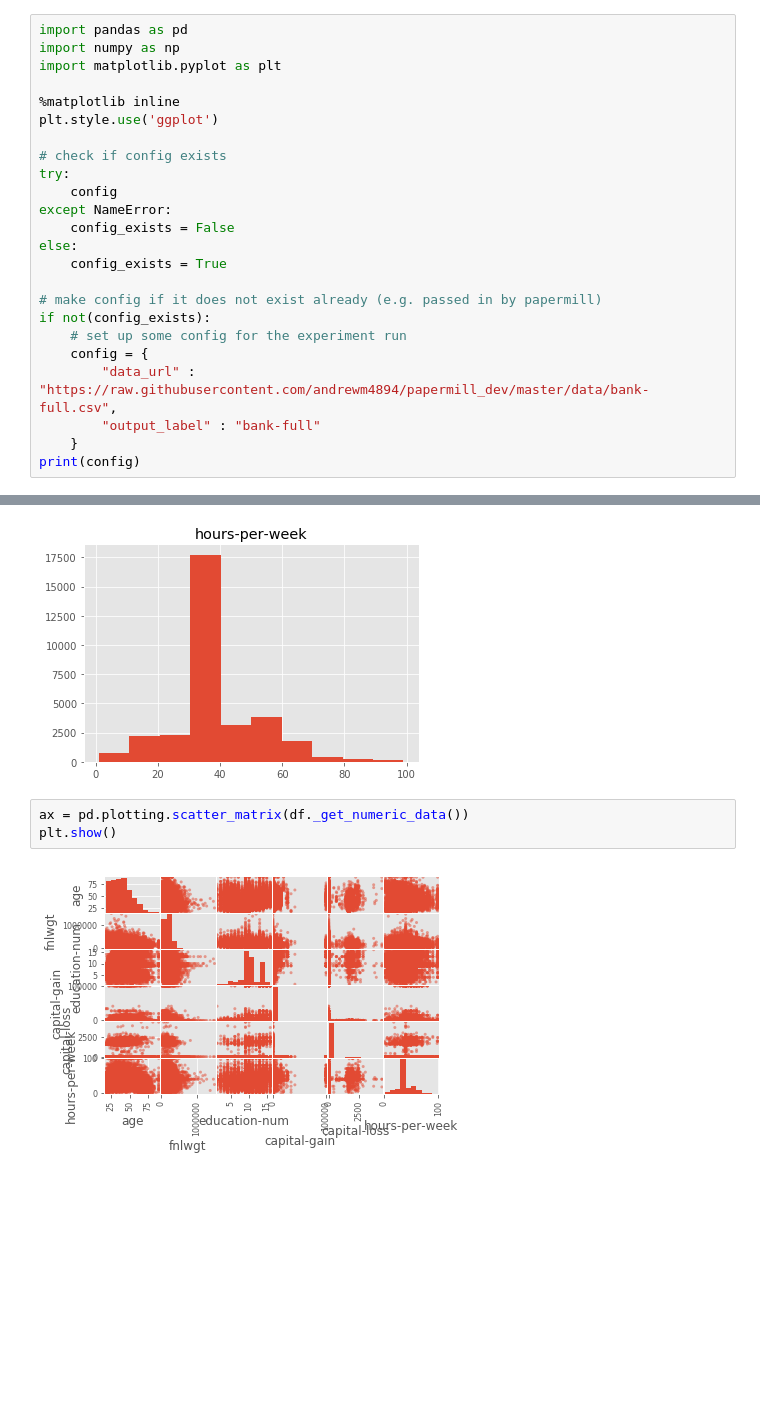
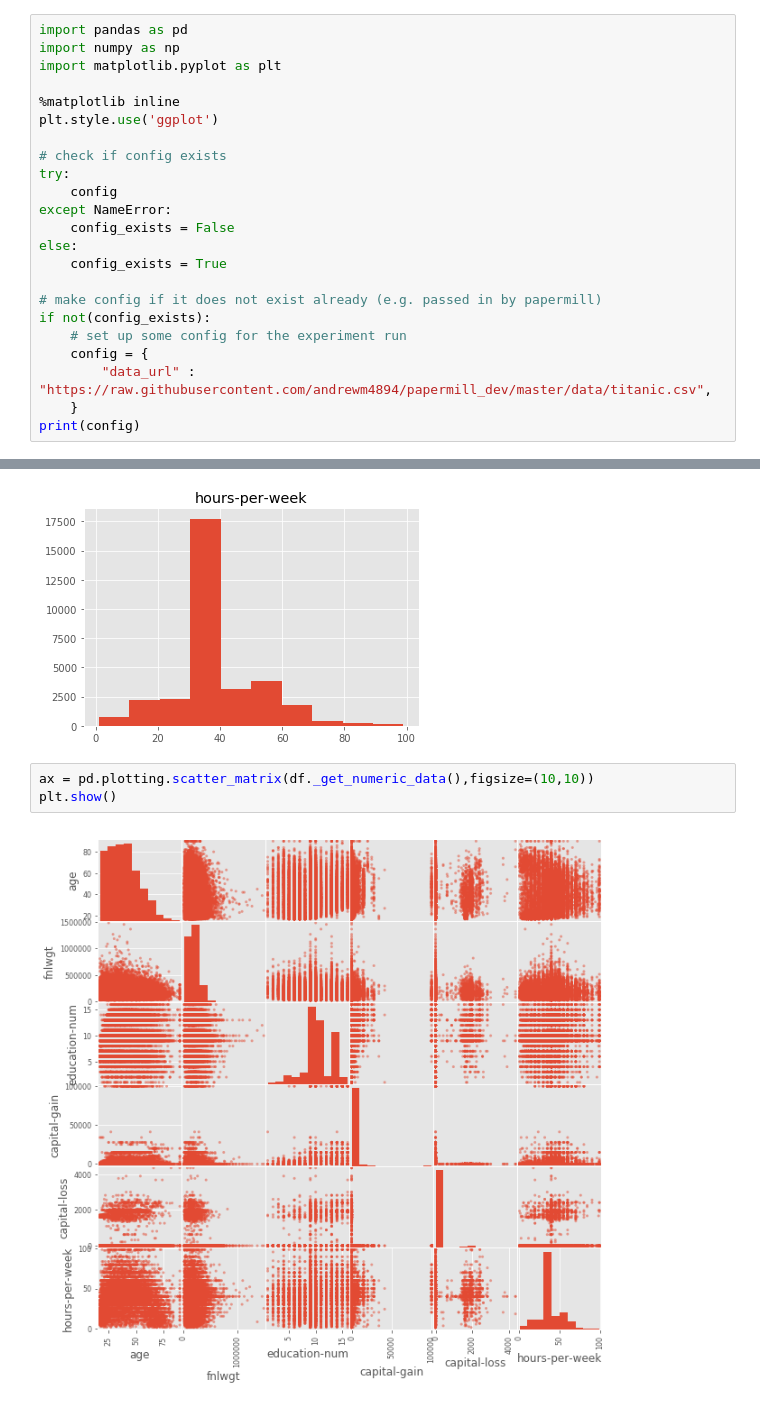
Before and after one commit to andrewm4894/papermill_dev, a Jupyter notebook: papermill_outputs/data_explorer/adult/data_explorer_adult.ipynb, the cells around one changed output, grey strips where cells are left out. Saved outputs shown, nothing was run; the diff lists cells and outputs as text; blank space fills up the shorter version.

```diff
--- a/papermill_outputs/data_explorer/adult/data_explorer_adult.ipynb
+++ b/papermill_outputs/data_explorer/adult/data_explorer_adult.ipynb
@@ -21,8 +21,7 @@ else:
 if not(config_exists):
     # set up some config for the experiment run
     config = {
-        "data_url" : "https://raw.githubusercontent.com/andrewm4894/papermill_dev/master/data/bank-full.csv",
-        "output_label" : "bank-full"
+        "data_url" : "https://raw.githubusercontent.com/andrewm4894/papermill_dev/master/data/titanic.csv",
     }
 print(config)
 # %% [output]
@@ -64,7 +63,7 @@ for col in df._get_numeric_data().columns:
 [figure]
 [figure]
 # %%
-ax = pd.plotting.scatter_matrix(df._get_numeric_data())
+ax = pd.plotting.scatter_matrix(df._get_numeric_data(),figsize=(10,10))
 plt.show()
 # %% [output]
-[figure, old version]
+[figure, new version]
```
Also changed, not shown: 3 other files.
